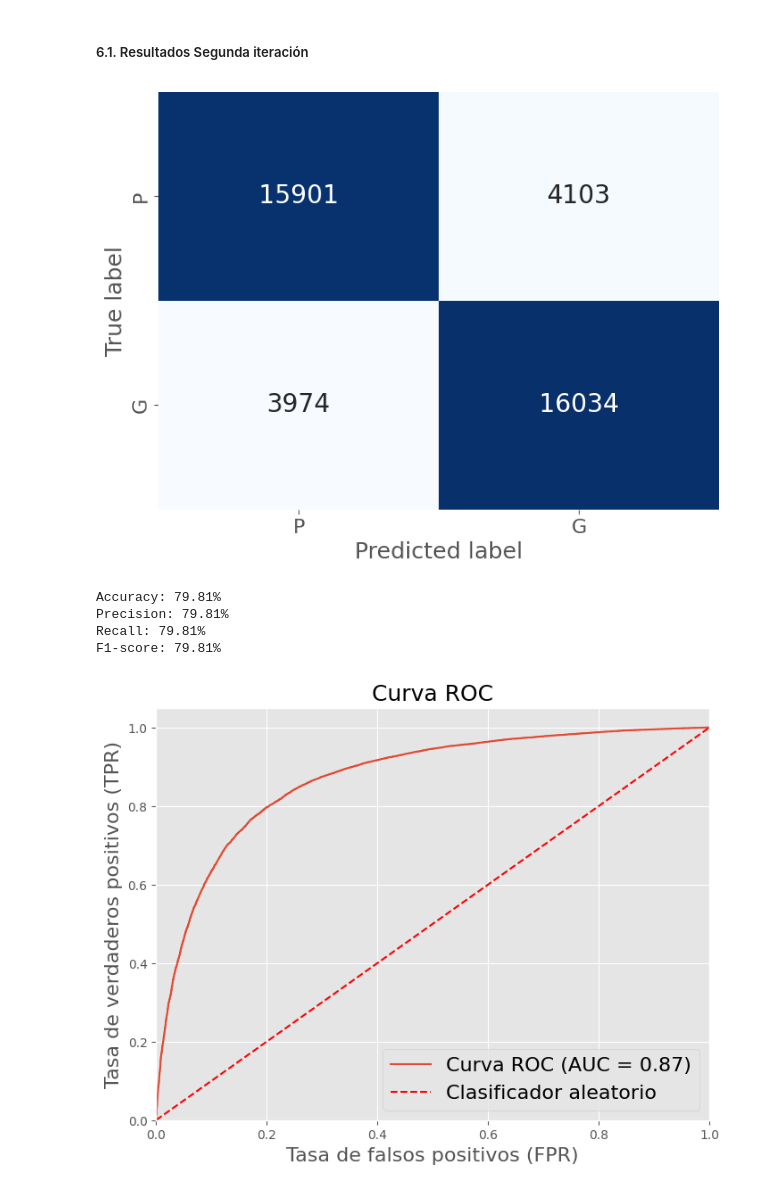
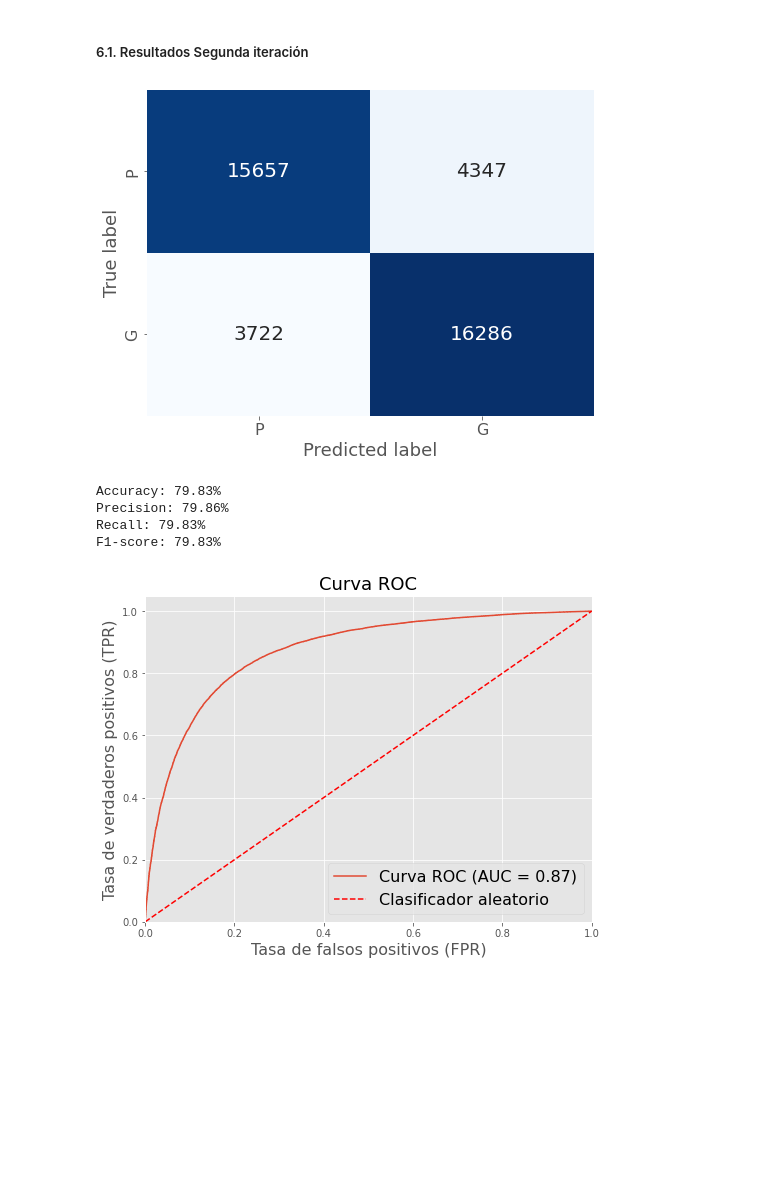
Before and after one commit to DanielVanegas11/Monografia---prediccion-de-resultados-en-tenis-de-campo, a Jupyter notebook: training/Predicción.ipynb, the cells around one changed output. Drawn from its saved outputs; the diff is of its cells as text; code cells hidden in the pictures; blank space fills up the shorter version.

```diff
--- a/training/Predicción.ipynb
+++ b/training/Predicción.ipynb
@@ -540,26 +583,33 @@ plt.show()
 # %%
 
 # Crear un objeto Pipeline que incluya el escalado, PCA y regresión logística
-pipe1 = Pipeline([
+pipe_pca = Pipeline([
     ('scaler', MinMaxScaler()),
     ('pca', PCA(n_components=2)),
     ('logistic', LogisticRegression(solver='liblinear'))
 ])
 
 # Definir los parámetros que deseas ajustar y los valores que deseas probar
-param_grid1 = {
+param_grid_pca = {
     'pca__n_components': [2, 3, 4, 5, 10, 15],
     'logistic__C': [0.01, 0.1, 1, 10, 100],
     'logistic__penalty': ['l1', 'l2']
 }
 
 # Crear un objeto GridSearchCV y ajustarlo en los datos de entrenamiento
-grid1 = GridSearchCV(pipe1, param_grid1, cv=5, scoring='accuracy')
-grid1.fit(X_train_scaled, y_train)
+grid_pca = GridSearchCV(pipe_pca, param_grid_pca, cv=5, scoring='accuracy')
+
+# Obtener los datos de entrenamiento escalados
+X_train_scaled_pca = pipe_pca.named_steps['scaler'].fit_transform(X_train)
+
+# Obtener los datos de prueba escalados utilizando los mismos parámetros de escalado
+X_test_scaled_pca = pipe_pca.named_steps['scaler'].transform(X_test)
+
+grid_pca.fit(X_train_scaled_pca, y_train)
 
 # Obtener el mejor modelo encontrado
-best_model1 = grid1.best_estimator_
+best_model_pca = grid_pca.best_estimator_
 
 # Predecir en los datos de prueba usando el mejor modelo encontrado
-y_pred = best_model1.predict(X_test_scaled)
+y_pred_pca = best_model_pca.predict(X_test_scaled_pca)
 # %%
@@ -570,38 +620,38 @@ print(grid1.best_params_)
 ##### 6.1. Resultados Segunda iteración
 # %%
 # Obtener la matriz de confusión
-cm = confusion_matrix(y_test, y_pred)
+cm = confusion_matrix(y_test, y_pred_pca)
 
 # Visualizar la matriz de confusión
 plt.figure(figsize=(8,6))
 sns.heatmap(cm, annot=True, fmt='g', cmap='Blues', cbar=False, annot_kws={"fontsize":20},
             xticklabels=labels, yticklabels=labels)
 plt.xlabel('Predicted label', fontsize=18)
 plt.ylabel('True label', fontsize=18)
 plt.xticks(fontsize=16)
 plt.yticks(fontsize=16)
 plt.show()
 
 # Calcular los indicadores de desempeño
-accuracy = accuracy_score(y_test, y_pred)
-precision = precision_score(y_test, y_pred, average='weighted')
-recall = recall_score(y_test, y_pred, average='weighted')
-f1 = f1_score(y_test, y_pred, average='weighted')
+accuracy = accuracy_score(y_test, y_pred_pca)
+precision = precision_score(y_test, y_pred_pca, average='weighted')
+recall = recall_score(y_test, y_pred_pca, average='weighted')
+f1 = f1_score(y_test, y_pred_pca, average='weighted')
 
 # Imprimir los indicadores de desempeño
 print('Accuracy: {:.2f}%'.format(accuracy * 100))
 print('Precision: {:.2f}%'.format(precision * 100))
 print('Recall: {:.2f}%'.format(recall * 100))
 print('F1-score: {:.2f}%'.format(f1 * 100))
 # %% [output]
-[figure, old version]
+[figure, new version]
-Accuracy: 79.81%
-Precision: 79.81%
-Recall: 79.81%
-F1-score: 79.81%
+Accuracy: 79.83%
+Precision: 79.86%
+Recall: 79.83%
+F1-score: 79.83%
 # %%
 # Obtener las probabilidades de clasificación para el conjunto de prueba
-probs = best_model1.predict_proba(X_test_scaled)
+probs = best_model_pca.predict_proba(X_test_scaled_pca)
 probs = probs[:, 1]  # Tomar la probabilidad de la clase positiva
 
 # Obtener la curva ROC y el AUC
@@ -620,6 +670,6 @@ plt.title('Curva ROC', fontsize=18)
 plt.legend(loc="lower right", fontsize=16)
 plt.show()
 # %% [output]
-[figure, old version]
+[figure, new version]
 # %%
 # Obtener la varianza explicada de cada componente principal
```
Also changed, not shown: parts of 20 cells of this notebook, 13 other files.
